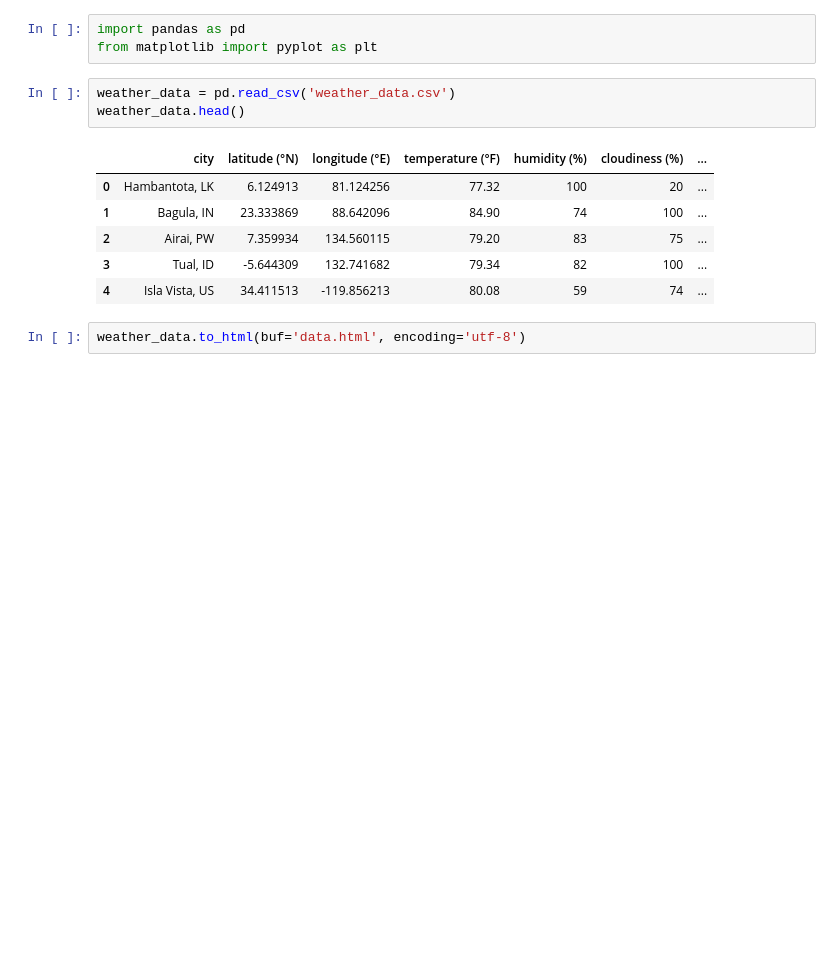
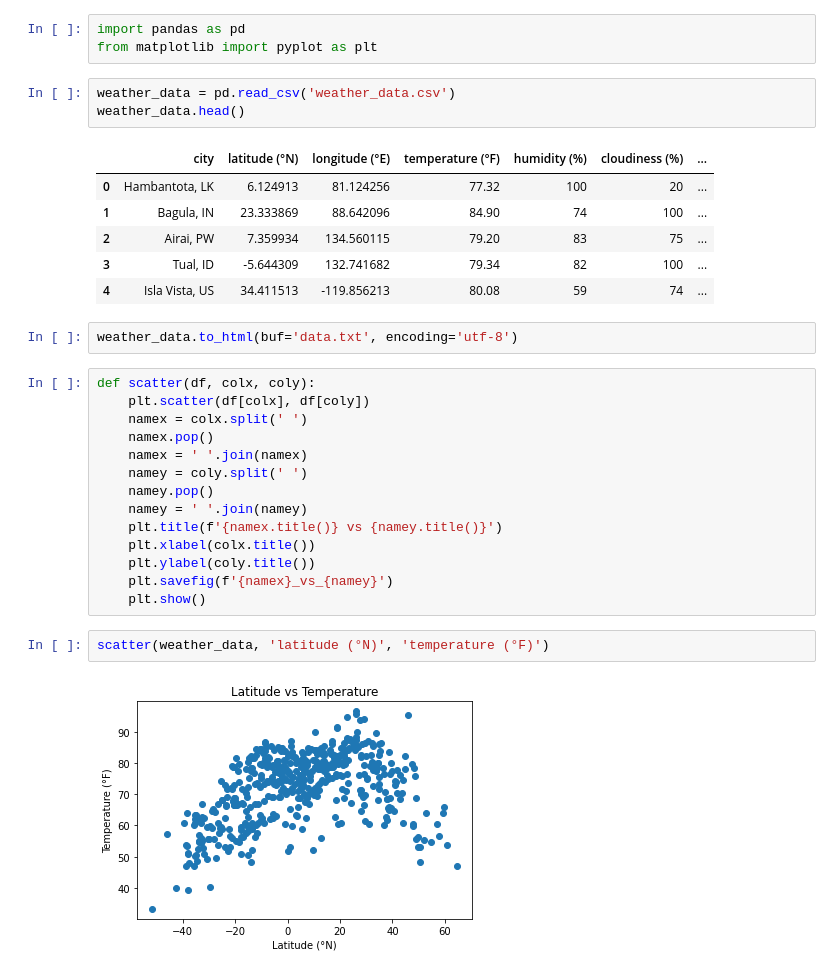
Before and after one commit to asundquistdavis/Web-Design-Challenge, a Jupyter notebook: Resources/create_visualizations.ipynb, the cells around one changed output. Drawn from its saved outputs; the diff is of its cells as text; blank space fills up the shorter version.

Commit message:
finished create_vis.ipynb and saved 4 graphs

```diff
--- a/Resources/create_visualizations.ipynb
+++ b/Resources/create_visualizations.ipynb
@@ -12,4 +12,22 @@ weather_data.head()
 | 3 | Tual, ID | -5.644309 | 132.741682 | 79.34 | 82 | 100 | ... |
 | 4 | Isla Vista, US | 34.411513 | -119.856213 | 80.08 | 59 | 74 | ... |
 # %%
-weather_data.to_html(buf='data.html', encoding='utf-8')
+weather_data.to_html(buf='data.txt', encoding='utf-8')
+# %%
+def scatter(df, colx, coly):
+    plt.scatter(df[colx], df[coly])
+    namex = colx.split(' ')
+    namex.pop()
+    namex = ' '.join(namex)
+    namey = coly.split(' ')
+    namey.pop()
+    namey = ' '.join(namey)
+    plt.title(f'{namex.title()} vs {namey.title()}')
+    plt.xlabel(colx.title())
+    plt.ylabel(coly.title())
+    plt.savefig(f'{namex}_vs_{namey}')
+    plt.show()
+# %%
+scatter(weather_data, 'latitude (°N)', 'temperature (°F)')
+# %% [output]
+[figure, added]
```
Also changed, not shown: parts of 3 cells of this notebook, 5 other files.
